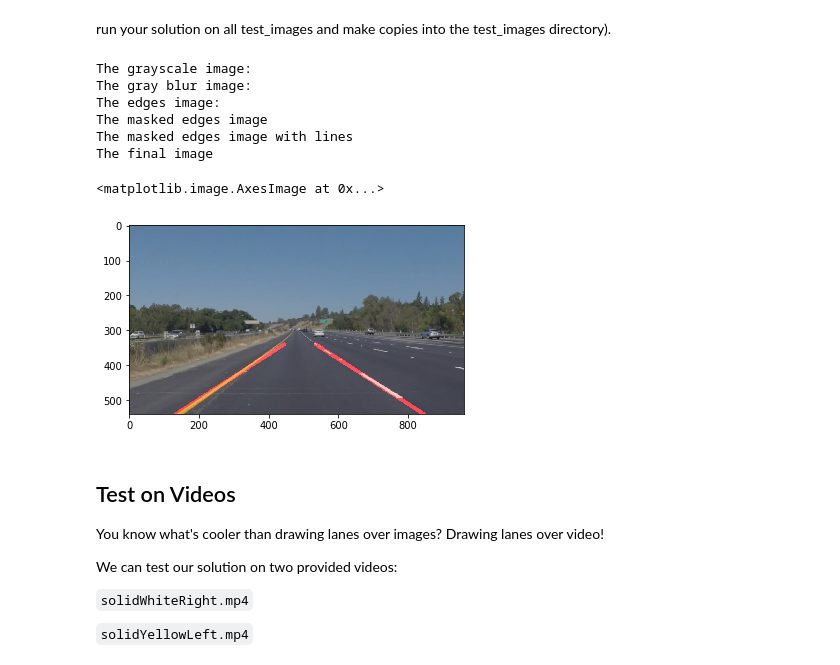
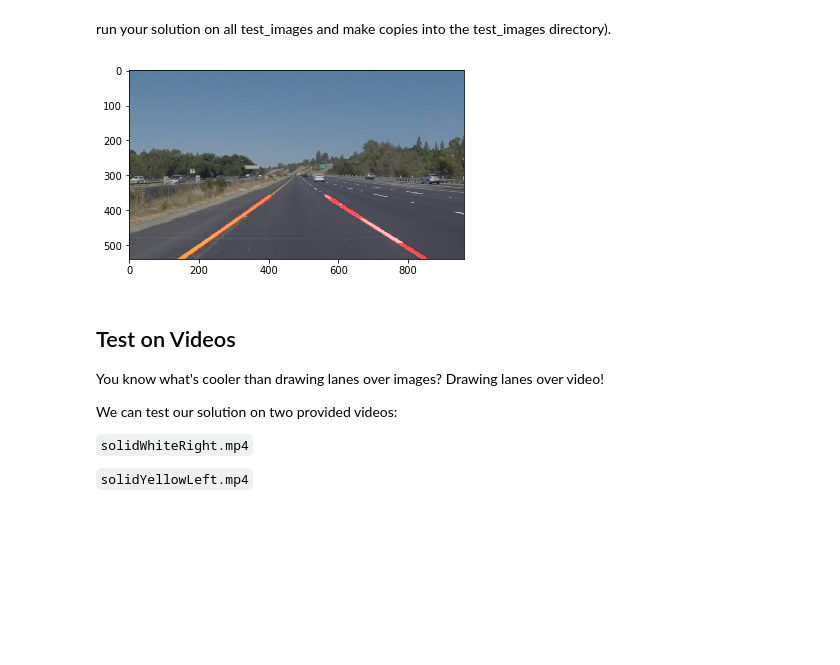
Before and after one commit to m-howard/sdc-project-1, a Jupyter notebook: P1.ipynb, the cells around one changed output. Drawn from its saved outputs; the diff is of its cells as text; code cells hidden in the pictures; blank space fills up the shorter version.

Commit message:
update notebook for create output images. added output images

```diff
--- a/P1.ipynb
+++ b/P1.ipynb
@@ -201,59 +198,70 @@ run your solution on all test_images and make copies into the test_images direct
 # TODO: Build your pipeline that will draw lane lines on the test_images
 # then save them to the test_images directory.
 def pipeline(test_image):
+    # Make two copies of the image
+    yellow_select = np.copy(test_image)
+    white_select = np.copy(test_image)
+
+    # Define yellow selection criteria and highlight the threshold areas
+    yellow_rgb_threshold = [170, 170, 140]
+    yellow_thresholds = (test_image[:,:,0] < yellow_rgb_threshold[0]) \
+                | (test_image[:,:,1] < yellow_rgb_threshold[1]) \
+                | (test_image[:,:,2] > yellow_rgb_threshold[2])
+    yellow_select[yellow_thresholds] = [0,0,0]
+    yellow_select[~yellow_thresholds] = [255, 255, 255]
+
+    # Define white selection criteria and highlight the threshold areas
+    white_rgb_threshold = [220, 220, 220]
+    white_thresholds = (test_image[:,:,0] < white_rgb_threshold[0]) \
+                | (test_image[:,:,1] < white_rgb_threshold[1]) \
+                | (test_image[:,:,2] < white_rgb_threshold[2])
+    white_select[white_thresholds] = [0,0,0]
+    white_select[~white_thresholds] = [255,255,255]
+
+    # Merge the yellow and white imgages into black and white image
+    color_selected_img = weighted_img(yellow_select, white_select, α=0.8, β=1., λ=0.)
+
     # Grayscale the image
-    gray = grayscale(test_image)
+    gray = grayscale(color_selected_img)
 
     # Define the kernel size and apply Gaussian smoothing
     kernel_size = 5
     blur_gray = gaussian_blur(gray, kernel_size)
 
     # Define the parameters for the Canny and apply it to the blur gray image
     low_threshold = 50
     high_threshold = 150
     edges = canny(blur_gray, low_threshold, high_threshold)
 
     # Create the masked edges image
     imshape = test_image.shape
-    vertices = np.array([[(150,imshape[0]),(380, 320), (580, 320), (810,imshape[0])]], dtype=np.int32)
+    x_halfway = int(imshape[1]/2)
+    y_halfway = int(imshape[0]/2)+50
+    vertices = np.array([[(0,imshape[0]),((x_halfway-20), y_halfway), ((x_halfway+20), y_halfway), (imshape[1],imshape[0])]], dtype=np.int32)
     masked_edges = region_of_interest(edges, vertices)
 
     # Define the Hough transform parameters and draw the lines
     rho = 1
     theta = np.pi/180
     threshold = 15
-    min_line_len = 50
-    max_line_gap = 65
+    min_line_len = 15
+    max_line_gap = 7
     line_img = hough_lines(masked_edges, rho, theta, threshold, min_line_len, max_line_gap)
 
     # Create the final image
     final_img = weighted_img(line_img, test_image, α=0.8, β=1., λ=0.)
 
     return final_img
 
+plt.imshow(pipeline(image))
 
-
-print('The grayscale image: ')
-#plt.imshow(gray, cmap='gray')
-print('The gray blur image:')
-#plt.imshow(blur_gray, cmap='gray')
-print('The edges image:')
-#plt.imshow(edges, cmap='gray')
-print('The masked edges image')
-#plt.imshow(masked_edges, cmap='gray')
-print('The masked edges image with lines')
-#plt.imshow(line_img, cmap='gray')
-print('The final image')
-plt.imshow(pipeline(image))
+test_images = os.listdir("test_images/")
+for test_img in test_images:
+    filename = 'test_images/lines_' + test_img
+    new_image_w_lines = pipeline(image)
+    mpimg.imsave(filename, new_image_w_lines)
 # %% [output]
-The grayscale image:
-The gray blur image:
-The edges image:
-The masked edges image
-The masked edges image with lines
-The final image
-<matplotlib.image.AxesImage at 0x...>
-[figure, old version]
+[figure, new version]
 # %% [markdown]
 ## Test on Videos
 
```
Also changed, not shown: parts of 4 cells of this notebook, 7 other files.
